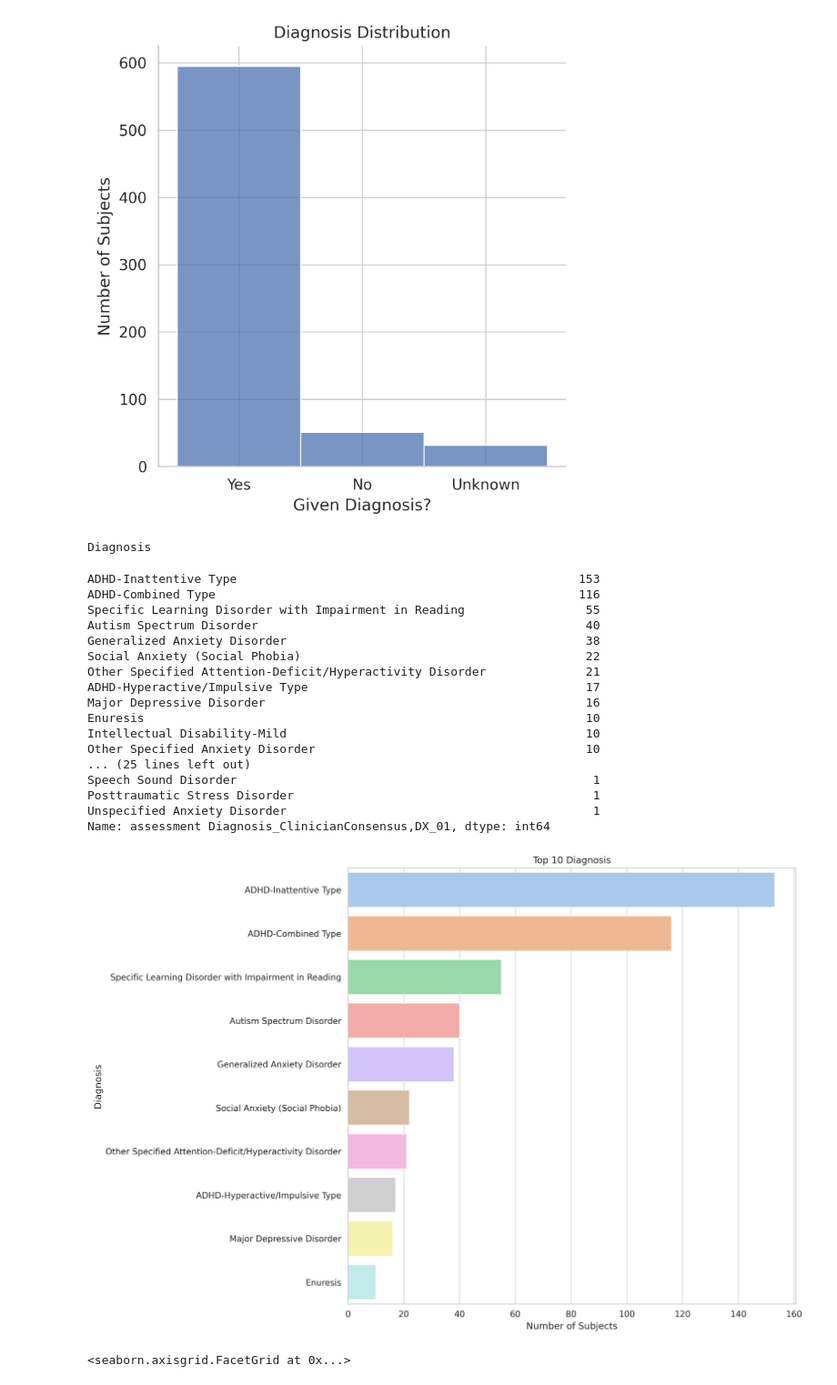
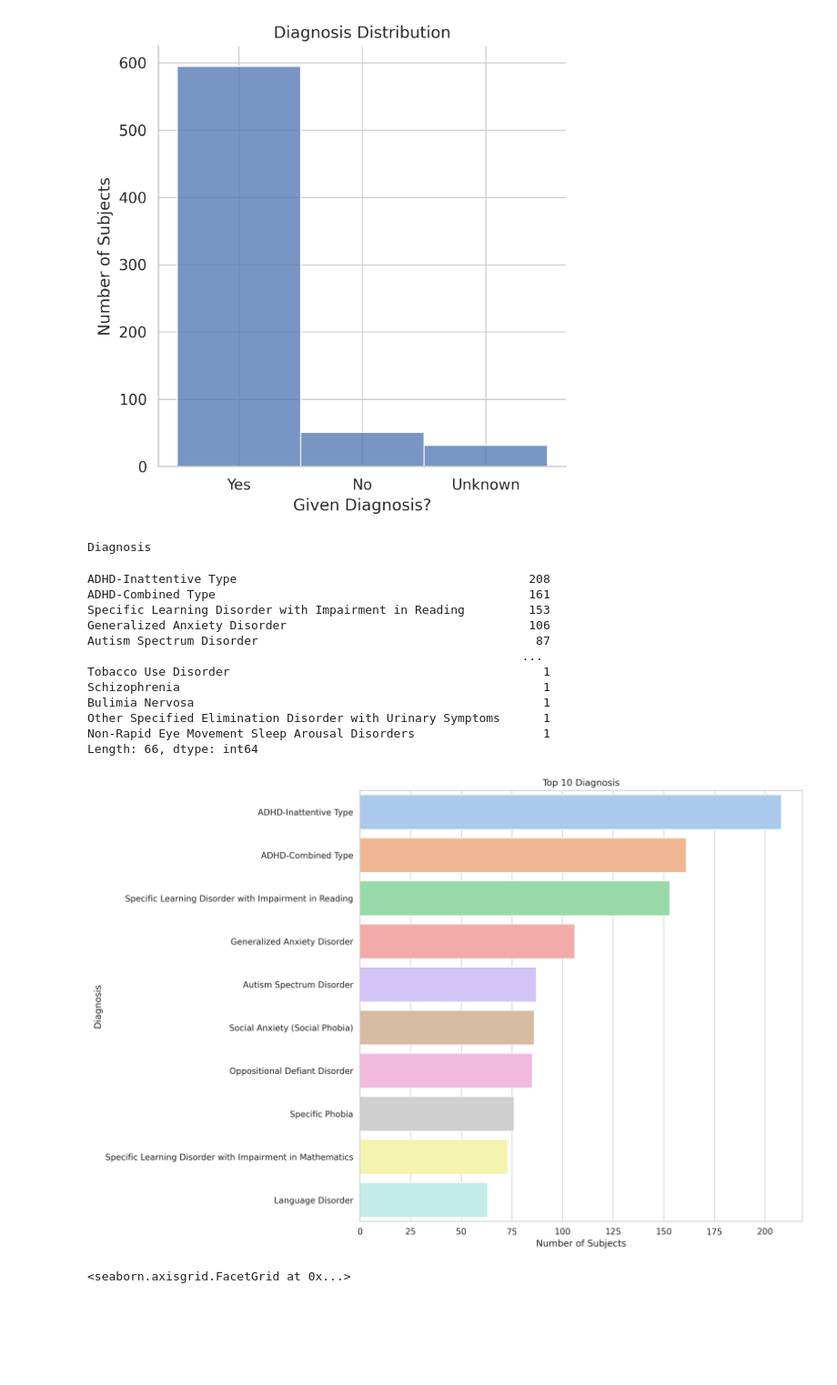
Before and after one commit to Brian-Pho/MSc_Research-Project, a Jupyter notebook: src/Supervised/Label Exploration.ipynb, the cells around one changed output. Shown at 91% size. Cells and saved outputs as stored; diff of their text form; code cells hidden in the pictures; blank space fills up the shorter version.

Commit message:
Add other diagnosis columns

```diff
--- a/src/Supervised/Label Exploration.ipynb
+++ b/src/Supervised/Label Exploration.ipynb
@@ -61,11 +64,20 @@ Number of subjects with FC: 825
 # %% [markdown]
 ### Filter for age and WISC columns
 # %%
-demographics = labels[['assessment Basic_Demos,Sex', 'assessment Basic_Demos,Age',
-                       'assessment Diagnosis_ClinicianConsensus,NoDX',
-                       'assessment Diagnosis_ClinicianConsensus,DX_01']]
+demographics = labels[['assessment Basic_Demos,Sex', 'assessment Basic_Demos,Age']]
+diagnosis = labels[['assessment Diagnosis_ClinicianConsensus,NoDX',
+                    'assessment Diagnosis_ClinicianConsensus,DX_01',
+                    'assessment Diagnosis_ClinicianConsensus,DX_02',
+                    'assessment Diagnosis_ClinicianConsensus,DX_03',
+                    'assessment Diagnosis_ClinicianConsensus,DX_04',
+                    'assessment Diagnosis_ClinicianConsensus,DX_05',
+                    'assessment Diagnosis_ClinicianConsensus,DX_06',
+                    'assessment Diagnosis_ClinicianConsensus,DX_07',
+                    'assessment Diagnosis_ClinicianConsensus,DX_08',
+                    'assessment Diagnosis_ClinicianConsensus,DX_09',
+                    'assessment Diagnosis_ClinicianConsensus,DX_10']]
 
-wisc_labels = labels.filter(like="WISC").join(demographics)
+wisc_labels = labels.filter(like="WISC").join(demographics).join(diagnosis)
 wisc_labels = wisc_labels[wisc_labels['assessment WISC,WISC_complete'] == '1']
 wisc_labels = wisc_labels.set_index("assessment WISC,EID")
 # display(wisc_labels)
@@ -175,39 +187,43 @@ Unknown     32
 Name: assessment Diagnosis_ClinicianConsensus,NoDX, dtype: int64
 [figure]
 # %%
-diagnosis = subjects_with_labels['assessment Diagnosis_ClinicianConsensus,DX_01']
+diagnosis = subjects_with_labels[['assessment Diagnosis_ClinicianConsensus,DX_01',
+                       'assessment Diagnosis_ClinicianConsensus,DX_02',
+                       'assessment Diagnosis_ClinicianConsensus,DX_03',
+                       'assessment Diagnosis_ClinicianConsensus,DX_04',
+                       'assessment Diagnosis_ClinicianConsensus,DX_05',
+                       'assessment Diagnosis_ClinicianConsensus,DX_06',
+                       'assessment Diagnosis_ClinicianConsensus,DX_07',
+                       'assessment Diagnosis_ClinicianConsensus,DX_08',
+                       'assessment Diagnosis_ClinicianConsensus,DX_09',
+                       'assessment Diagnosis_ClinicianConsensus,DX_10']].stack()
 diagnosis_counts = diagnosis.value_counts()
 top_ten_diagnosis_counts = diagnosis_counts[:10]
 
 print("Diagnosis")
 display(diagnosis_counts)
 
 sns.barplot(x=top_ten_diagnosis_counts.values, y=top_ten_diagnosis_counts.index,
             palette="pastel")
 plt.title("Top 10 Diagnosis")
 plt.xlabel('Number of Subjects')
 plt.ylabel('Diagnosis')
 plt.show()
 # %% [output]
 Diagnosis
-ADHD-Inattentive Type                                                153
-ADHD-Combined Type                                                   116
-Specific Learning Disorder with Impairment in Reading                 55
-Autism Spectrum Disorder                                              40
-Generalized Anxiety Disorder                                          38
-Social Anxiety (Social Phobia)                                        22
-Other Specified Attention-Deficit/Hyperactivity Disorder              21
-ADHD-Hyperactive/Impulsive Type                                       17
-Major Depressive Disorder                                             16
-Enuresis                                                              10
-Intellectual Disability-Mild                                          10
-Other Specified Anxiety Disorder                                      10
-... (25 lines left out)
-Speech Sound Disorder                                                  1
-Posttraumatic Stress Disorder                                          1
-Unspecified Anxiety Disorder                                           1
-Name: assessment Diagnosis_ClinicianConsensus,DX_01, dtype: int64
+ADHD-Inattentive Type                                         208
+ADHD-Combined Type                                            161
+Specific Learning Disorder with Impairment in Reading         153
+Generalized Anxiety Disorder                                  106
+Autism Spectrum Disorder                                       87
+                                                             ...
+Tobacco Use Disorder                                            1
+Schizophrenia                                                   1
+Bulimia Nervosa                                                 1
+Other Specified Elimination Disorder with Urinary Symptoms      1
+Non-Rapid Eye Movement Sleep Arousal Disorders                  1
+Length: 66, dtype: int64
-[figure, old version]
+[figure, new version]
 # %%
 diagnosis_iq = subjects_with_labels[['assessment Diagnosis_ClinicianConsensus,NoDX',
                                      'assessment WISC,WISC_FSIQ']]
```
Also changed, not shown: parts of 4 cells of this notebook, 1 other file.
